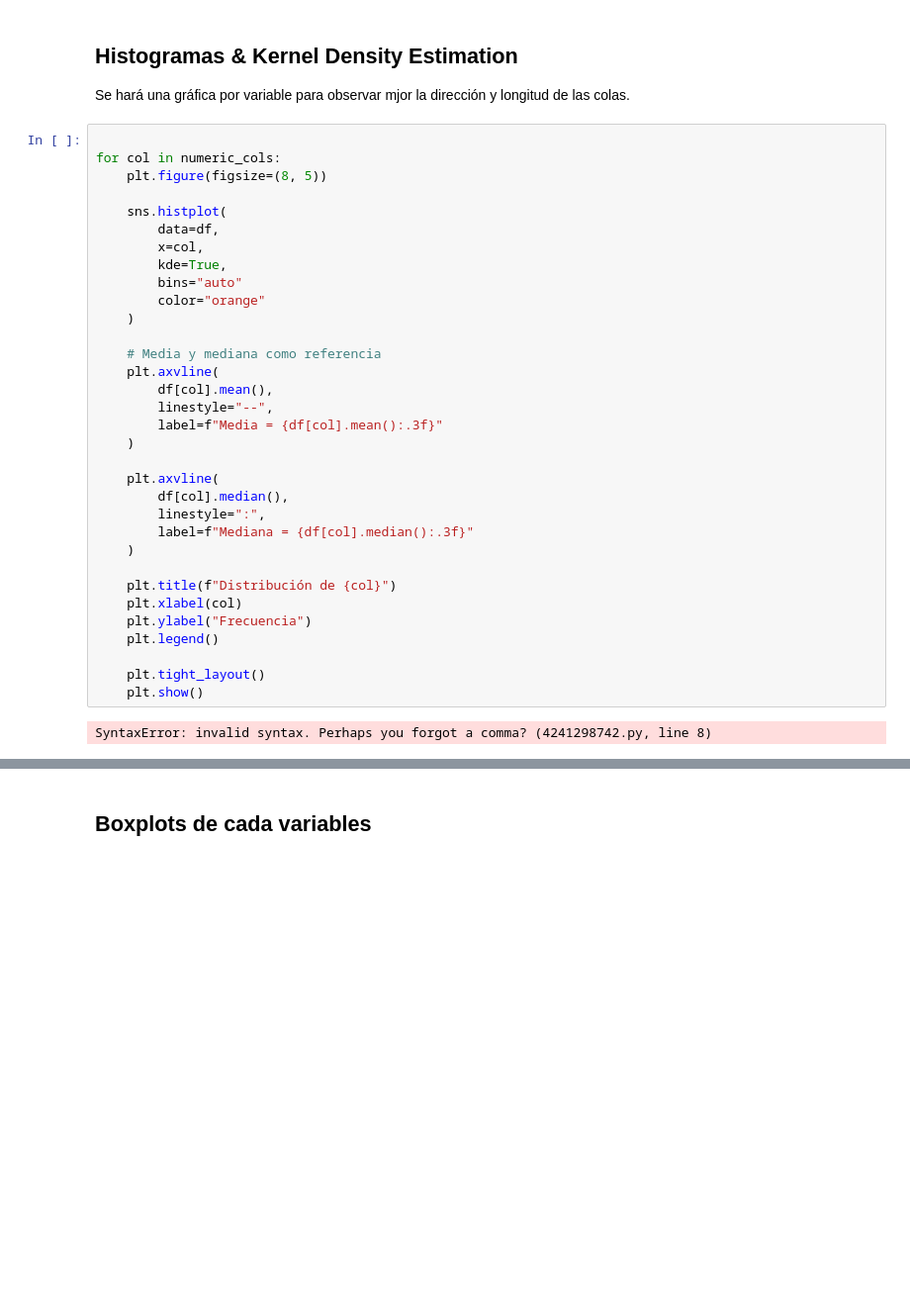
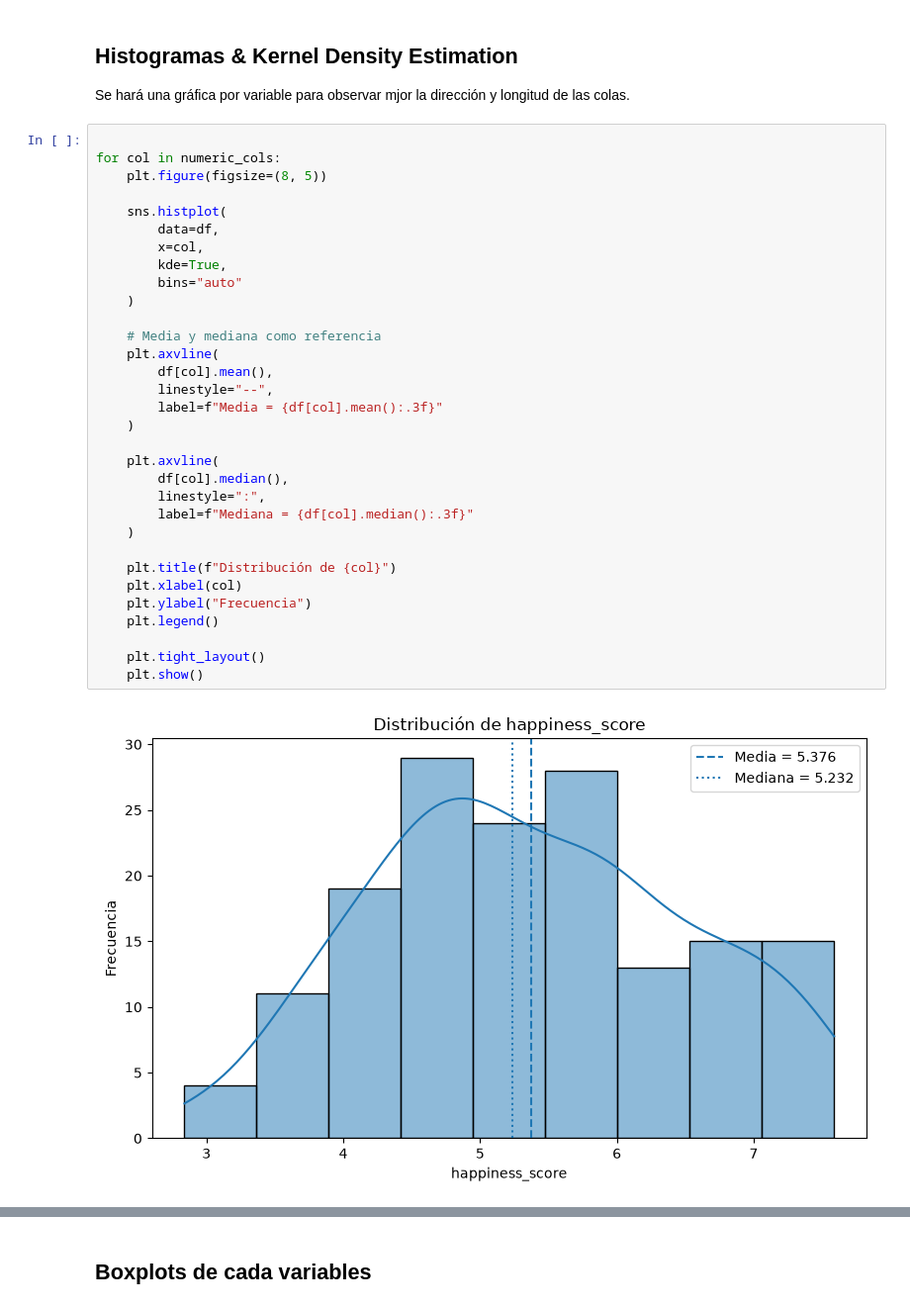
Before and after one commit to Edgarong17/Tareas_Omar, a Jupyter notebook: analisis_descriptivo/hapiness_report_analisis_descriptivo.ipynb, the cells around one changed output, grey strips where cells are left out. Shown at 99% size. Drawn from its saved outputs; the diff is of its cells as text; blank space fills up the shorter version.

```diff
--- a/analisis_descriptivo/hapiness_report_analisis_descriptivo.ipynb
+++ b/analisis_descriptivo/hapiness_report_analisis_descriptivo.ipynb
@@ -585,32 +585,31 @@ for col in numeric_cols:
     plt.figure(figsize=(8, 5))
 
     sns.histplot(
         data=df,
         x=col,
         kde=True,
         bins="auto"
-        color="orange"
     )
 
     # Media y mediana como referencia
     plt.axvline(
         df[col].mean(),
         linestyle="--",
         label=f"Media = {df[col].mean():.3f}"
     )
 
     plt.axvline(
         df[col].median(),
         linestyle=":",
         label=f"Mediana = {df[col].median():.3f}"
     )
 
     plt.title(f"Distribución de {col}")
     plt.xlabel(col)
     plt.ylabel("Frecuencia")
     plt.legend()
 
     plt.tight_layout()
     plt.show()
 # %% [output]
-SyntaxError: invalid syntax. Perhaps you forgot a comma? (4241298742.py, line 8)
+[figure, added]
```
Also changed, not shown: parts of 6 cells of this notebook.
